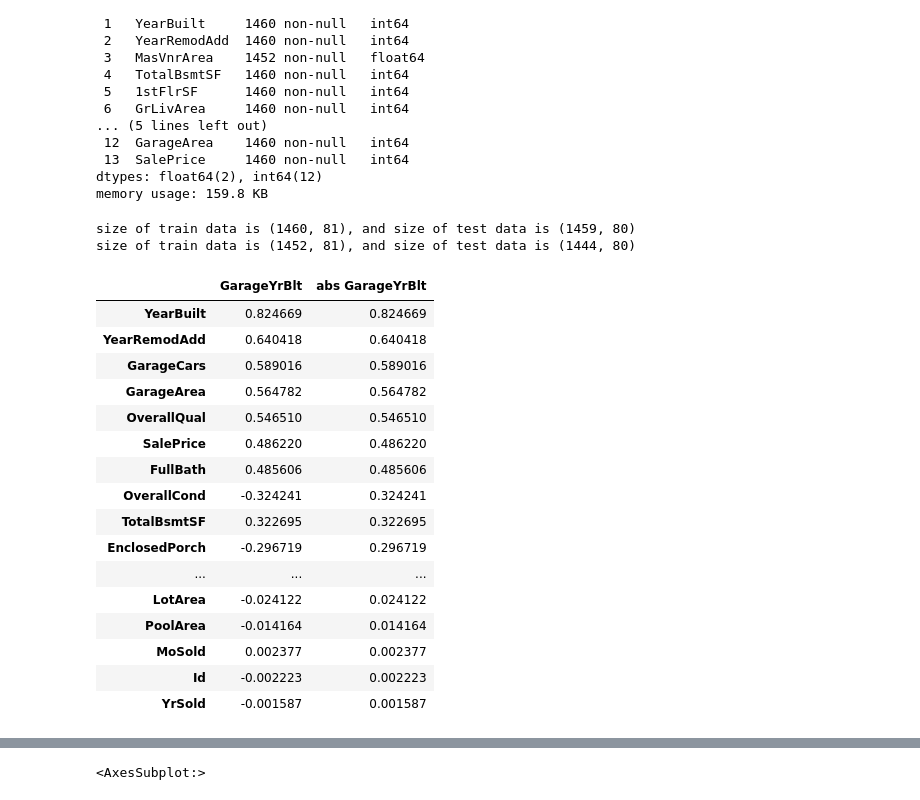
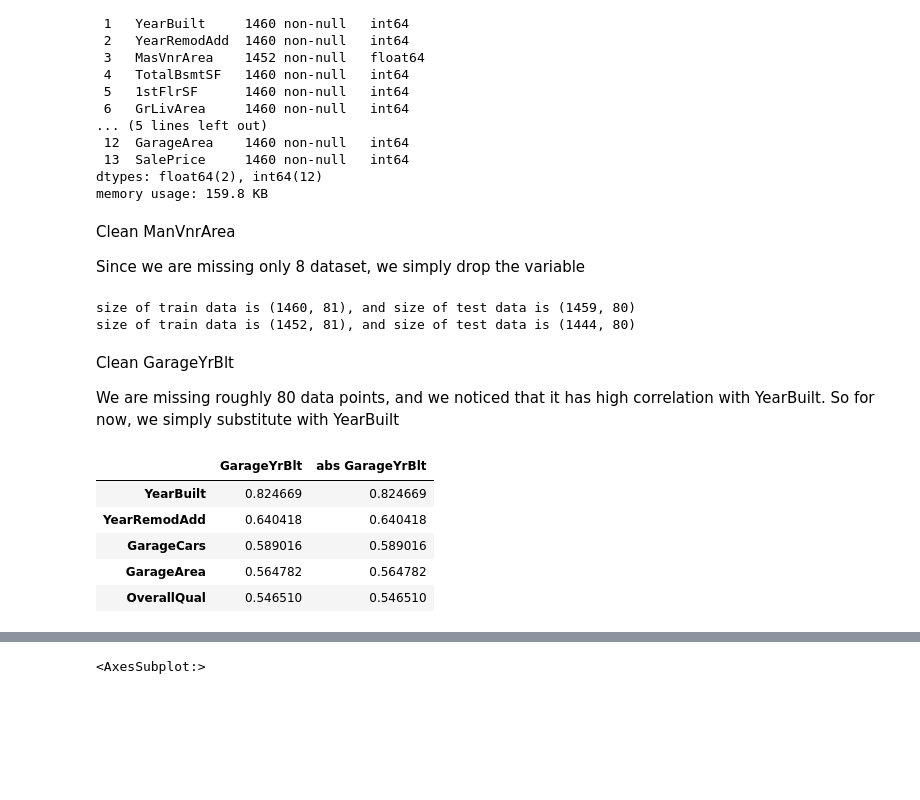
Before and after one commit to gihonglee/hosing_price_prediction, a Jupyter notebook: housing-price-prediction.ipynb, the cells around one changed output, grey strips where cells are left out. Cells and saved outputs as stored; diff of their text form; code cells hidden in the pictures; blank space fills up the shorter version.

Commit message:
Kaggle Notebook | Housing_Price_Prediction | Version 6

```diff
--- a/housing-price-prediction.ipynb
+++ b/housing-price-prediction.ipynb
@@ -190,6 +190,10 @@ Data columns (total 14 columns):
  13  SalePrice     1460 non-null   int64
 dtypes: float64(2), int64(12)
 memory usage: 159.8 KB
+# %% [markdown]
+Clean ManVnrArea
+
+Since we are missing only 8 dataset, we simply drop the variable
 # %%
 print(f'size of train data is {train_df.shape}, and size of test data is {test_df.shape}')
 for dataset in combine:
@@ -198,31 +202,24 @@ print(f'size of train data is {train_df.shape}, and size of test data is {test_d
 # %% [output]
 size of train data is (1460, 81), and size of test data is (1459, 80)
 size of train data is (1452, 81), and size of test data is (1444, 80)
+# %% [markdown]
+Clean GarageYrBlt
+
+We are missing roughly 80 data points, and we noticed that it has high correlation with YearBuilt. So for now, we simply substitute with YearBuilt
 # %%
 def find_corr(df,col,k):
     df.corr()[col]
-    df_temp = pd.DataFrame(train_df.corr()['GarageYrBlt'])
+    df_temp = pd.DataFrame(train_df.corr()[col])
     df_temp['abs ' + str(col)] = df_temp[col].apply(lambda x: abs(x))
     df_temp.sort_values(by = 'abs ' + str(col), inplace = True, ascending = False)
-    df_temp.drop('GarageYrBlt', inplace = True)
-    return df_temp
+    df_temp.drop(col, inplace = True)
+    return df_temp[:k]
 
-find_corr(train_df, 'GarageYrBlt', 0)
+find_corr(train_df, 'GarageYrBlt',5)
 # %% [output]
 |  | GarageYrBlt | abs GarageYrBlt |
 | YearBuilt | 0.824669 | 0.824669 |
 | YearRemodAdd | 0.640418 | 0.640418 |
 | GarageCars | 0.589016 | 0.589016 |
 | GarageArea | 0.564782 | 0.564782 |
 | OverallQual | 0.546510 | 0.546510 |
-| SalePrice | 0.486220 | 0.486220 |
-| FullBath | 0.485606 | 0.485606 |
-| OverallCond | -0.324241 | 0.324241 |
-| TotalBsmtSF | 0.322695 | 0.322695 |
-| EnclosedPorch | -0.296719 | 0.296719 |
-| ... | ... | ... |
-| LotArea | -0.024122 | 0.024122 |
-| PoolArea | -0.014164 | 0.014164 |
-| MoSold | 0.002377 | 0.002377 |
-| Id | -0.002223 | 0.002223 |
-| YrSold | -0.001587 | 0.001587 |
```
Also changed, not shown: parts of 2 cells of this notebook.
